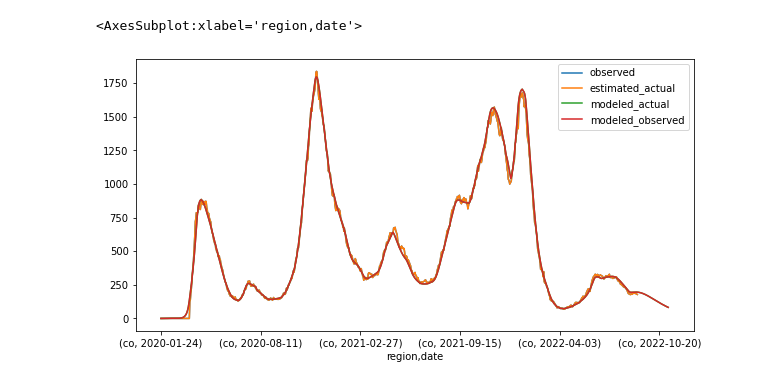
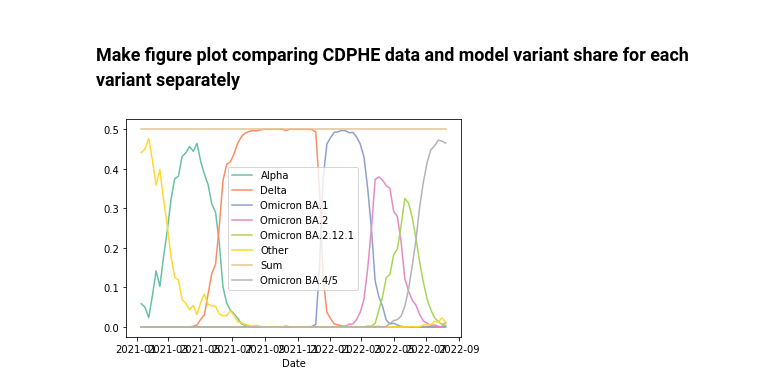
Before and after one commit to CSPH-COVID/covid-models, a Jupyter notebook: covid_model/model_dev_qc/variants/variant_share_qc.ipynb, the cells around one changed output. Cells and saved outputs as stored; diff of their text form; code cells hidden in the pictures.

```diff
--- a/covid_model/model_dev_qc/variants/variant_share_qc.ipynb
+++ b/covid_model/model_dev_qc/variants/variant_share_qc.ipynb
@@ -148,6 +134,3 @@ infected_by_variant.sum(axis=1).plot(figsize=(10, 5))
 # %%
-model.modeled_vs_observed_hosps().plot(figsize=(10,5))
+#model.modeled_vs_observed_hosps().plot(figsize=(10,5), cmap='Set2')
-# %% [output]
-<AxesSubplot:xlabel='region,date'>
-[figure, removed]
 # %%
@@ -154,0 +138,22 @@ do_create_report(model, outdir)
+# %% [markdown]
+### Make figure plot comparing CDPHE data and model variant share for each variant separately
+# %%
+# Clean up obs data under new df (new_obs) to make plotting easier
+
+# Normalize observed data
+new_obs = obs.div(obs.sum(axis=1), axis=0)
+# Get rid of seperate BA.4 and BA.5 columns
+#new_obs = new_obs.drop(columns=['BA.4', 'BA.5'])
+# Change column labels to match those of our model column labels
+new_obs.plot(cmap='Set2')
+new_obs = new_obs.rename(columns={"Alpha":"alpha", "Delta":"delta", "Omicron BA.1":"omicron", "Omicron BA.2":"ba2",
+                                  "Omicron BA.2.12.1":"ba2121","Other":"wildtype", "Omicron BA.4/5":"ba45", "Variant X": "vx"})
+# Similarly, make the column order alphabetical like in our modeled dataframe
+new_obs = new_obs.reindex(columns=["alpha","ba2","ba2121","ba45","delta","omicron","vx", "wildtype"])
+# Create data label column that signifies each entry is observed data - this is useful for when we concat
+# this dataset with the modeled dataset
+new_obs['data_label'] = ['obs']*len(new_obs['alpha'])
+# Make the date into a column instead of the index. This just makes plotting easier later on
+new_obs['date'] = new_obs.index
+# %% [output]
+[figure, added]
```
Also changed, not shown: parts of 17 cells of this notebook.
